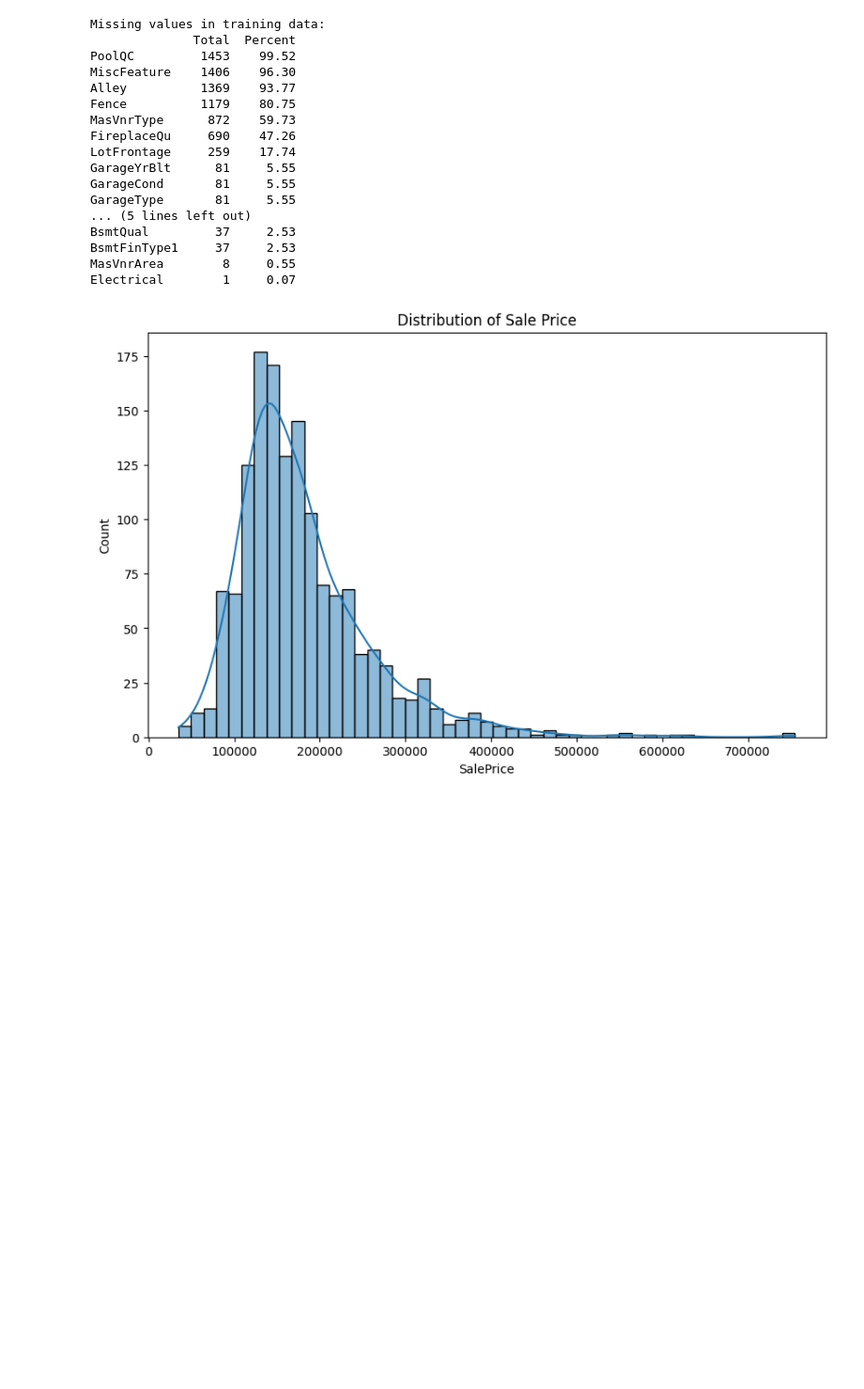
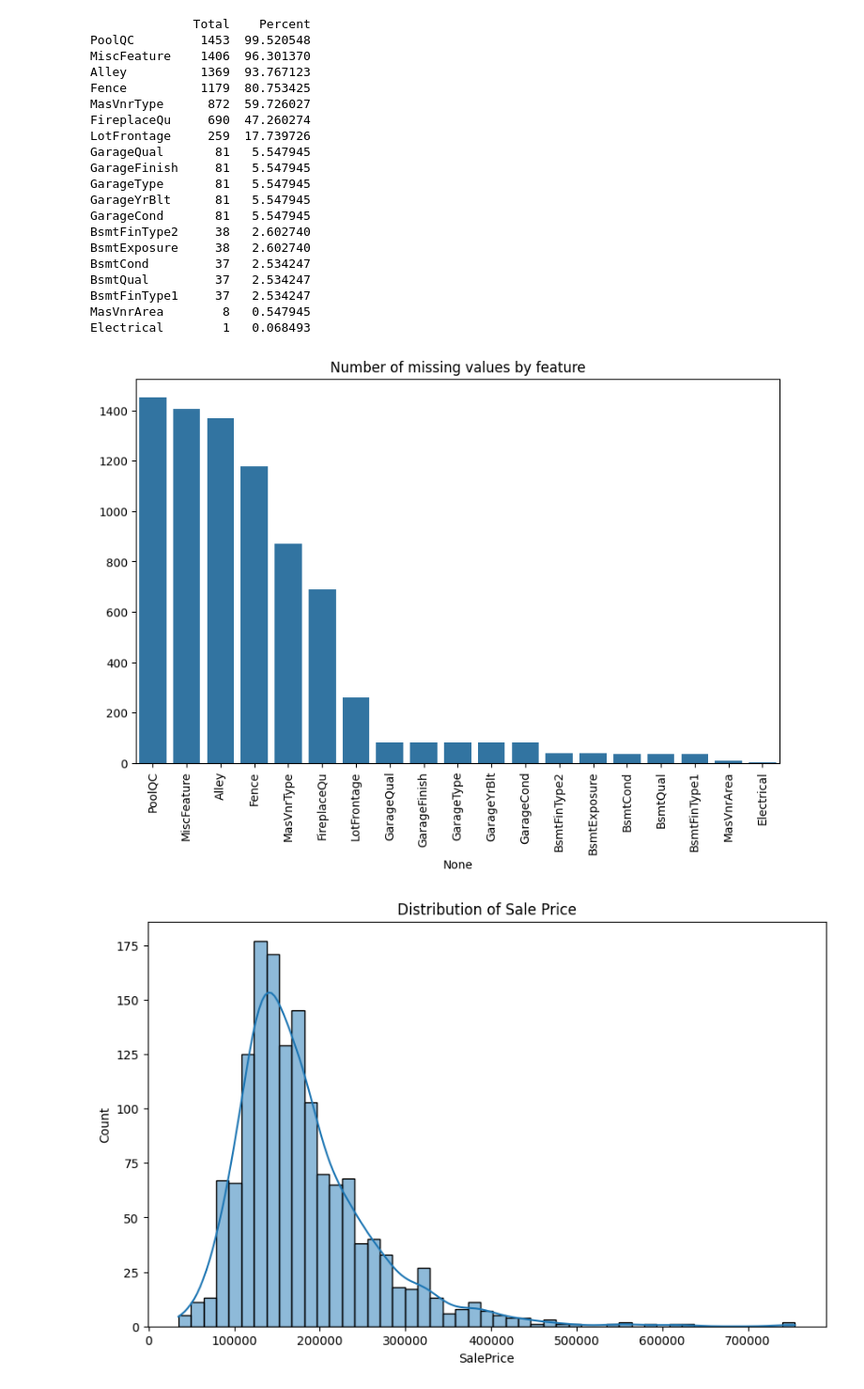
Before and after one commit to LanceHsun/house-price-prediction, a Jupyter notebook: notebooks/01_Initial_Data_Exploration_and_EDA.ipynb, the cells around one changed output. Shown at 94% size. Drawn from its saved outputs; the diff is of its cells as text; code cells hidden in the pictures; blank space fills up the shorter version.

```diff
--- a/notebooks/01_Initial_Data_Exploration_and_EDA.ipynb
+++ b/notebooks/01_Initial_Data_Exploration_and_EDA.ipynb
@@ -3,20 +3,6 @@ import numpy as np
 import pandas as pd
 import matplotlib.pyplot as plt
 import seaborn as sns
-from scipy import stats
-from scipy.special import boxcox1p
-from scipy.stats import norm, skew
-from sklearn.preprocessing import LabelEncoder
 
-pd.set_option('display.float_format', lambda x: '{:.2f}'.format(x))
-
-color = sns.color_palette()
-sns.set_style('darkgrid')
-
-import warnings
-def ignore_warn(*args, **kwargs):
-    pass
-warnings.warn = ignore_warn
-
-train = pd.read_csv('../data/train.csv')
-test = pd.read_csv('../data/test.csv')
+train_data = pd.read_csv('../data/train.csv')
+test_data = pd.read_csv('../data/test.csv')
@@ -39,28 +32,37 @@ Testing data shape: (1459, 79)
 # %%
-missing_train = train.isnull().sum().sort_values(ascending=False)
+missing_train = train_data.isnull().sum().sort_values(ascending=False)
 missing_train = missing_train[missing_train > 0]
-missing_train_percent = 100 * missing_train / len(train)
+missing_train_percent = 100 * missing_train / len(train_data)
 missing_train_table = pd.concat([missing_train, missing_train_percent], axis=1, keys=['Total', 'Percent'])
-print("\nMissing values in training data:")
 print(missing_train_table)
+
+plt.figure(figsize=(10, 6))
+sns.barplot(x=missing_train.index, y=missing_train.values)
+plt.xticks(rotation=90)
+plt.title('Number of missing values by feature')
+plt.show()
 # %% [output]
-Missing values in training data:
-              Total  Percent
-PoolQC         1453    99.52
-MiscFeature    1406    96.30
-Alley          1369    93.77
-Fence          1179    80.75
-MasVnrType      872    59.73
-FireplaceQu     690    47.26
-LotFrontage     259    17.74
-GarageYrBlt      81     5.55
-GarageCond       81     5.55
-GarageType       81     5.55
-... (5 lines left out)
-BsmtQual         37     2.53
-BsmtFinType1     37     2.53
-MasVnrArea        8     0.55
-Electrical        1     0.07
+              Total    Percent
+PoolQC         1453  99.520548
+MiscFeature    1406  96.301370
+Alley          1369  93.767123
+Fence          1179  80.753425
+MasVnrType      872  59.726027
+FireplaceQu     690  47.260274
+LotFrontage     259  17.739726
+GarageQual       81   5.547945
+GarageFinish     81   5.547945
+GarageType       81   5.547945
+GarageYrBlt      81   5.547945
+GarageCond       81   5.547945
+BsmtFinType2     38   2.602740
+BsmtExposure     38   2.602740
+BsmtCond         37   2.534247
+BsmtQual         37   2.534247
+BsmtFinType1     37   2.534247
+MasVnrArea        8   0.547945
+Electrical        1   0.068493
+[figure, added]
 # %%
 plt.figure(figsize=(10, 6))
 sns.histplot(train_data['SalePrice'], kde=True)
```
Also changed, not shown: parts of 15 cells of this notebook, 1 other file.
